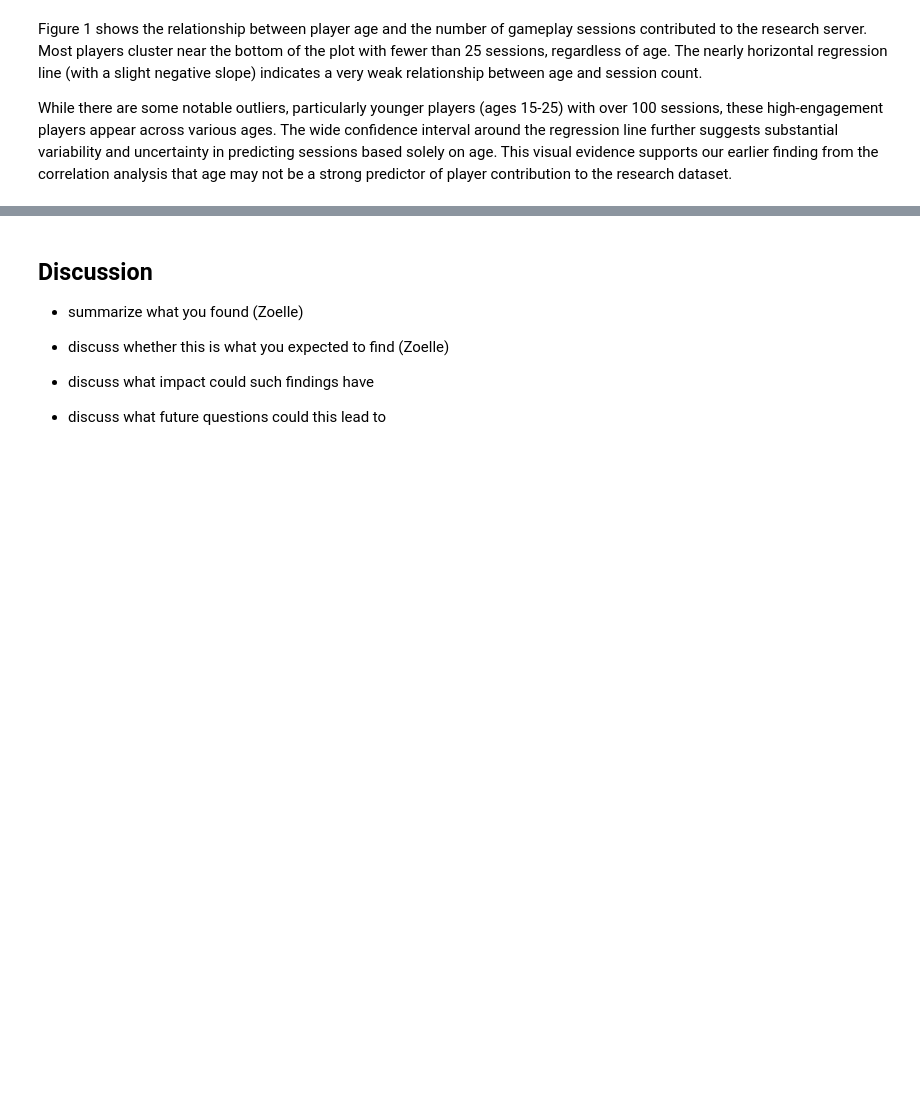
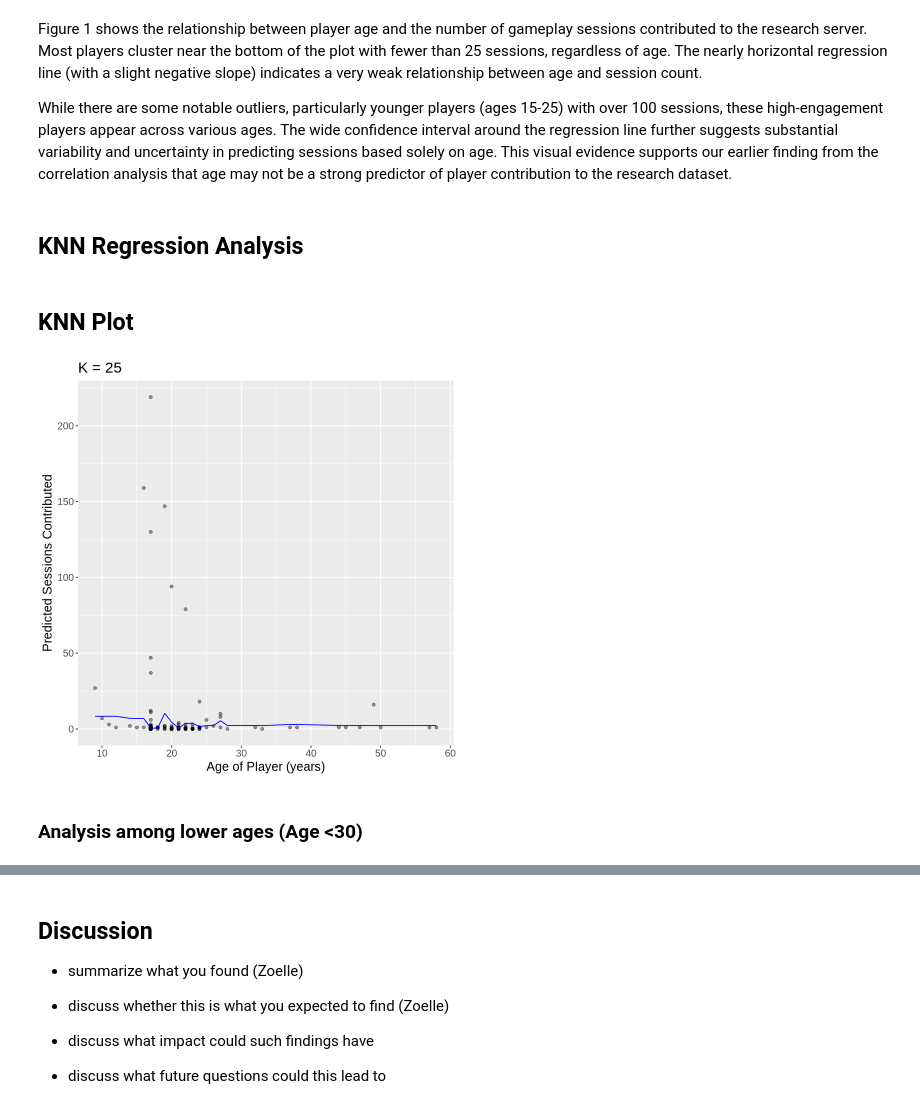
Before and after one commit to glarson5/dsci-100-group-project, a Jupyter notebook: Project Report.ipynb, the cells around one changed output, grey strips where cells are left out. Saved outputs shown, nothing was run; the diff lists cells and outputs as text; code cells hidden in the pictures; blank space fills up the shorter version.

Commit message:
Added KNN Regression Analysis

```diff
--- a/Project Report.ipynb
+++ b/Project Report.ipynb
@@ -159,3 +177,5 @@ ggplot(analysis_data, aes(x = Age, y = num_sessions)) +
 Figure 1 shows the relationship between player age and the number of gameplay sessions contributed to the research server. Most players cluster near the bottom of the plot with fewer than 25 sessions, regardless of age. The nearly horizontal regression line (with a slight negative slope) indicates a very weak relationship between age and session count.
 
 While there are some notable outliers, particularly younger players (ages 15-25) with over 100 sessions, these high-engagement players appear across various ages. The wide confidence interval around the regression line further suggests substantial variability and uncertainty in predicting sessions based solely on age. This visual evidence supports our earlier finding from the correlation analysis that age may not be a strong predictor of player contribution to the research dataset.
+# %% [markdown]
+## KNN Regression Analysis
@@ -161,0 +229,26 @@ While there are some notable outliers, particularly younger players (ages 15-25)
+# %% [markdown]
+## KNN Plot
+# %%
+options(repr.plot.width = 7, repr.plot.height = 7)
+
+analysis_preds <- analysis_best_fit |>
+    predict(analysis_training) |>
+    bind_cols(analysis_training)
+
+analysis_plot <- analysis_preds |>
+    ggplot(aes(x = Age, y = num_sessions)) +
+
+    geom_point(alpha = 0.4) +
+
+    geom_line(aes(x = Age, y = .pred), color = "blue") +
+
+    labs(y = "Predicted Sessions Contributed",
+         x = "Age of Player (years)",
+         title = paste0("K = ", k_min)) +
+         theme(text = element_text(size = 15))
+
+analysis_plot
+# %% [output]
+[figure, added]
+# %% [markdown]
+### Analysis among lower ages (Age <30)
```
Also changed, not shown: parts of 4 cells of this notebook.
